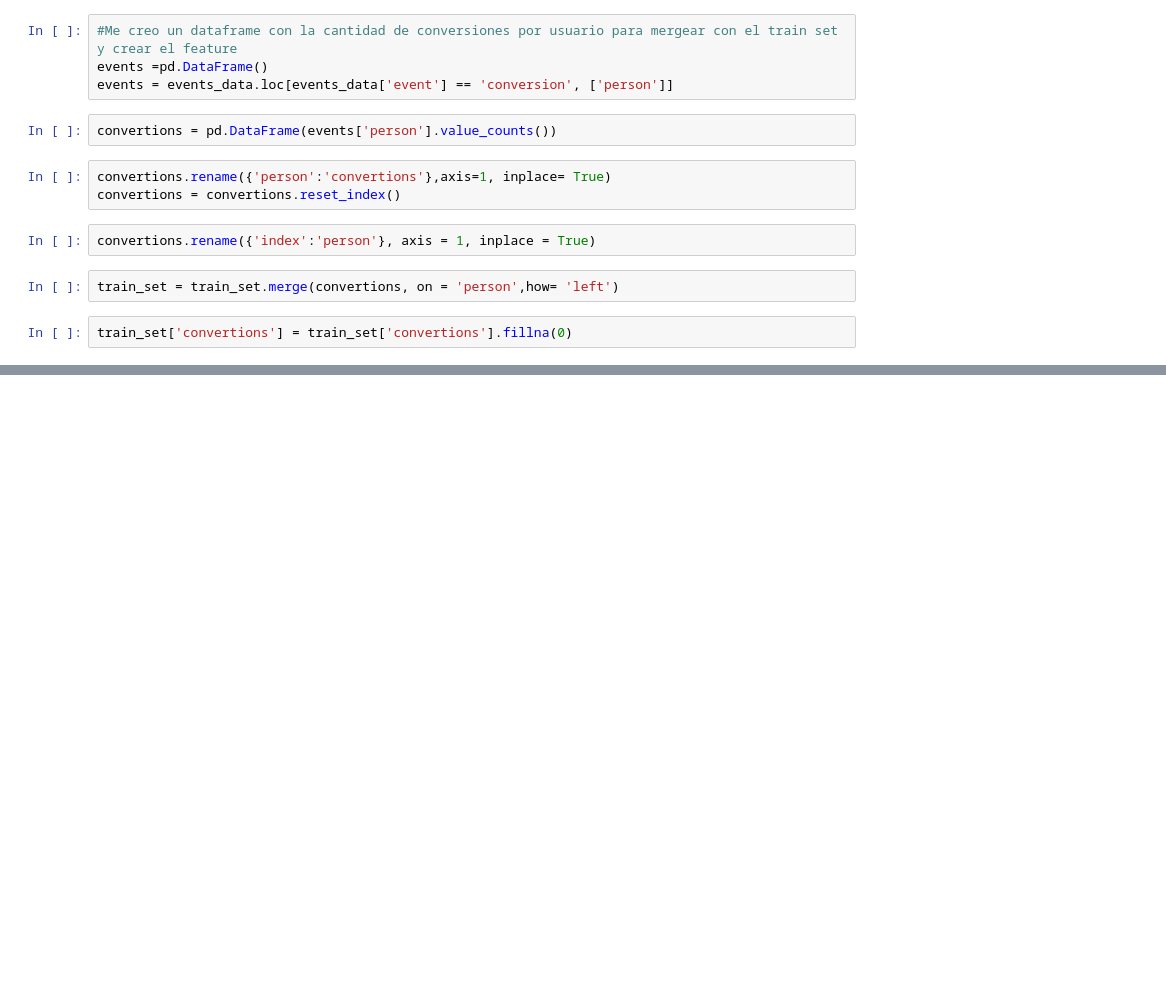
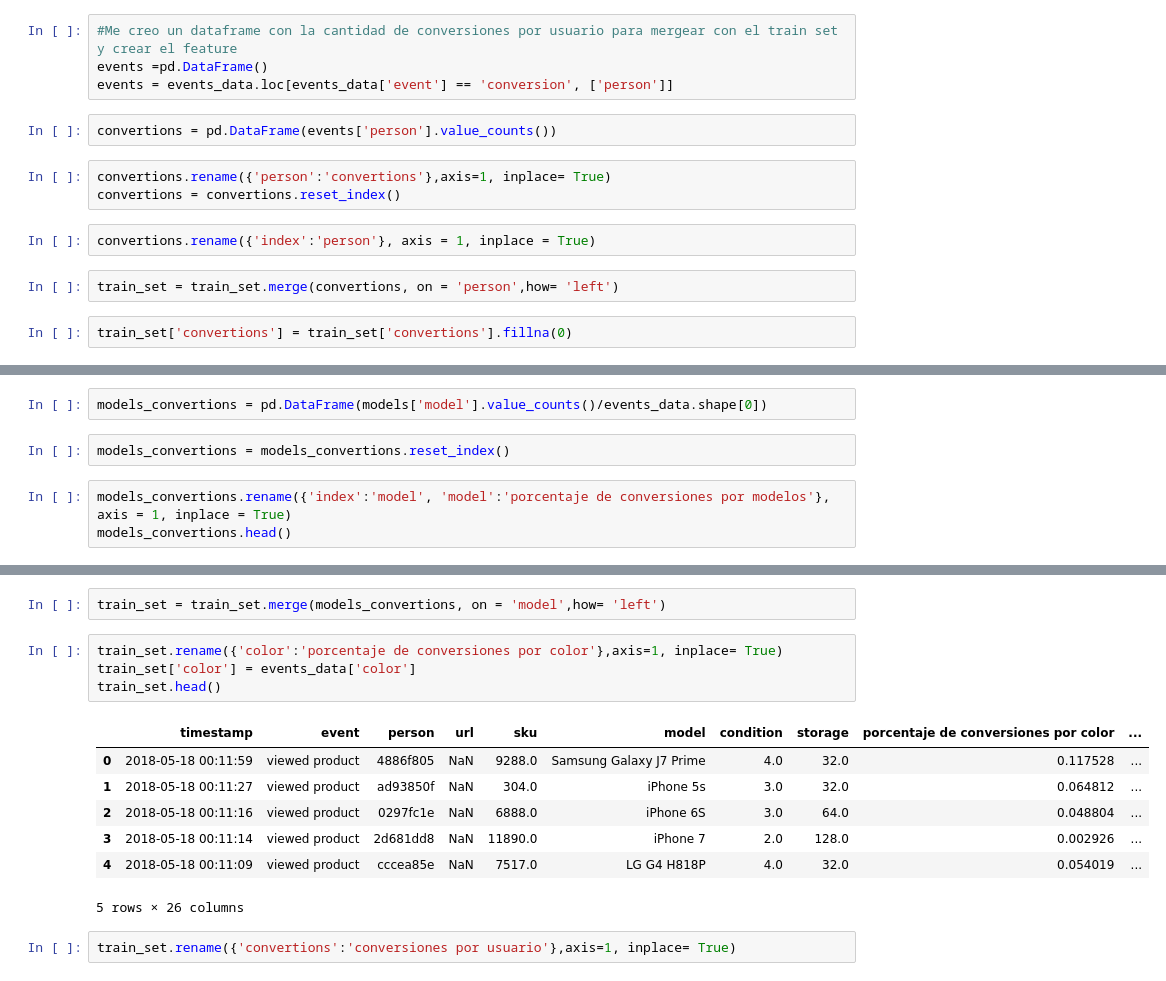
Before and after one commit to Blaz77/DatosReloaded, a Jupyter notebook: TP2/Resolucion.ipynb, the cells around one changed output, grey strips where cells are left out. Saved outputs shown, nothing was run; the diff lists cells and outputs as text; blank space fills up the shorter version.

Commit message:
agregue feature de pordentaje de conversiones por modelo y cantidad de converciones por ususari. Volvi a incluir la categoria color junto con el porcentaje de compras de cada uno

```diff
--- a/TP2/Resolucion.ipynb
+++ b/TP2/Resolucion.ipynb
@@ -188,0 +192,7 @@ train_set['convertions'] = train_set['convertions'].fillna(0)
+# %%
+models_convertions = pd.DataFrame(models['model'].value_counts()/events_data.shape[0])
+# %%
+models_convertions = models_convertions.reset_index()
+# %%
+models_convertions.rename({'index':'model', 'model':'porcentaje de conversiones por modelos'}, axis = 1, inplace = True)
+models_convertions.head()
@@ -188,0 +206,16 @@ train_set['convertions'] = train_set['convertions'].fillna(0)
+# %%
+train_set = train_set.merge(models_convertions, on = 'model',how= 'left')
+# %%
+train_set.rename({'color':'porcentaje de conversiones por color'},axis=1, inplace= True)
+train_set['color'] = events_data['color']
+train_set.head()
+# %% [output]
+|  | timestamp | event | person | url | sku | model | condition | storage | porcentaje de conversiones por color | ... |
+| 0 | 2018-05-18 00:11:59 | viewed product | 4886f805 | NaN | 9288.0 | Samsung Galaxy J7 Prime | 4.0 | 32.0 | 0.117528 | ... |
+| 1 | 2018-05-18 00:11:27 | viewed product | ad93850f | NaN | 304.0 | iPhone 5s | 3.0 | 32.0 | 0.064812 | ... |
+| 2 | 2018-05-18 00:11:16 | viewed product | 0297fc1e | NaN | 6888.0 | iPhone 6S | 3.0 | 64.0 | 0.048804 | ... |
+| 3 | 2018-05-18 00:11:14 | viewed product | 2d681dd8 | NaN | 11890.0 | iPhone 7 | 2.0 | 128.0 | 0.002926 | ... |
+| 4 | 2018-05-18 00:11:09 | viewed product | cccea85e | NaN | 7517.0 | LG G4 H818P | 4.0 | 32.0 | 0.054019 | ... |
+5 rows × 26 columns
+# %%
+train_set.rename({'convertions':'conversiones por usuario'},axis=1, inplace= True)
```
Also changed, not shown: parts of 2 cells of this notebook.
